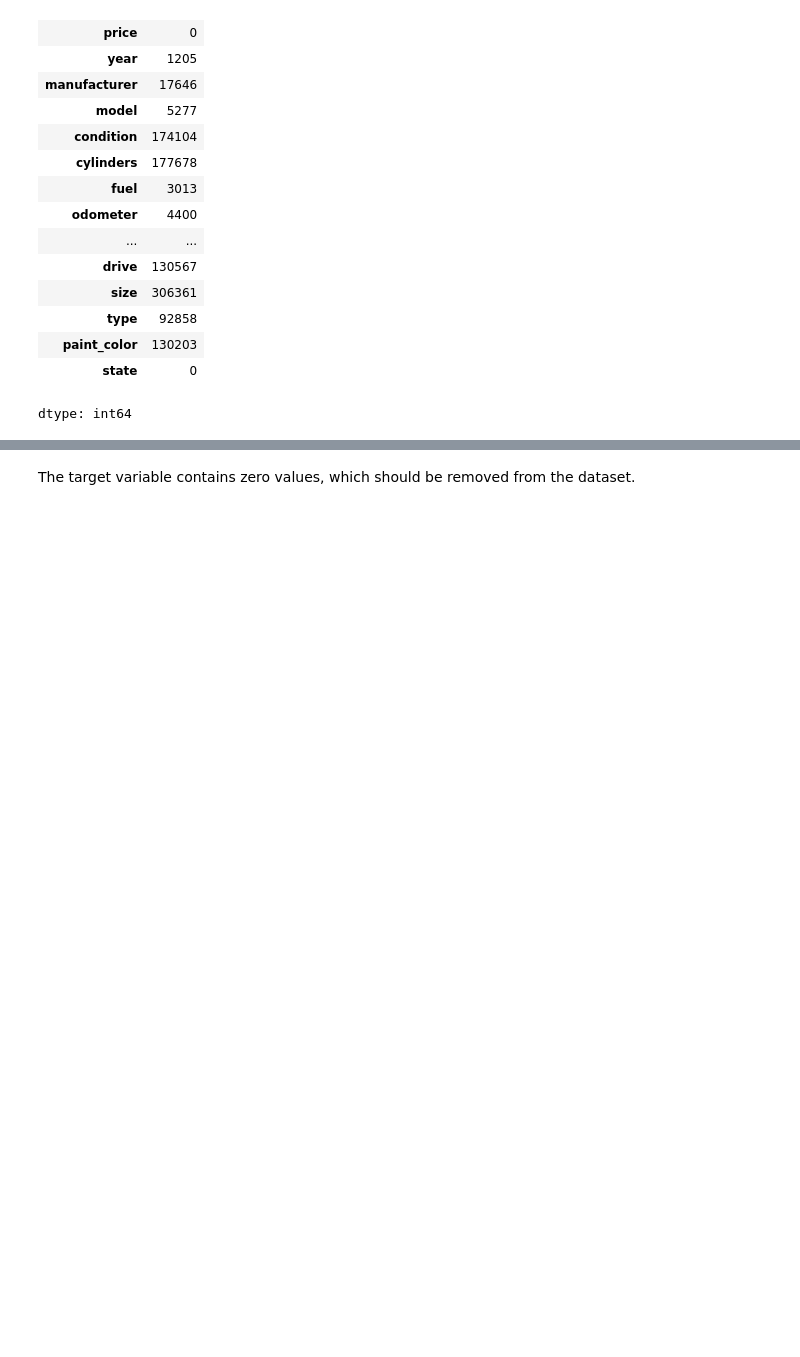
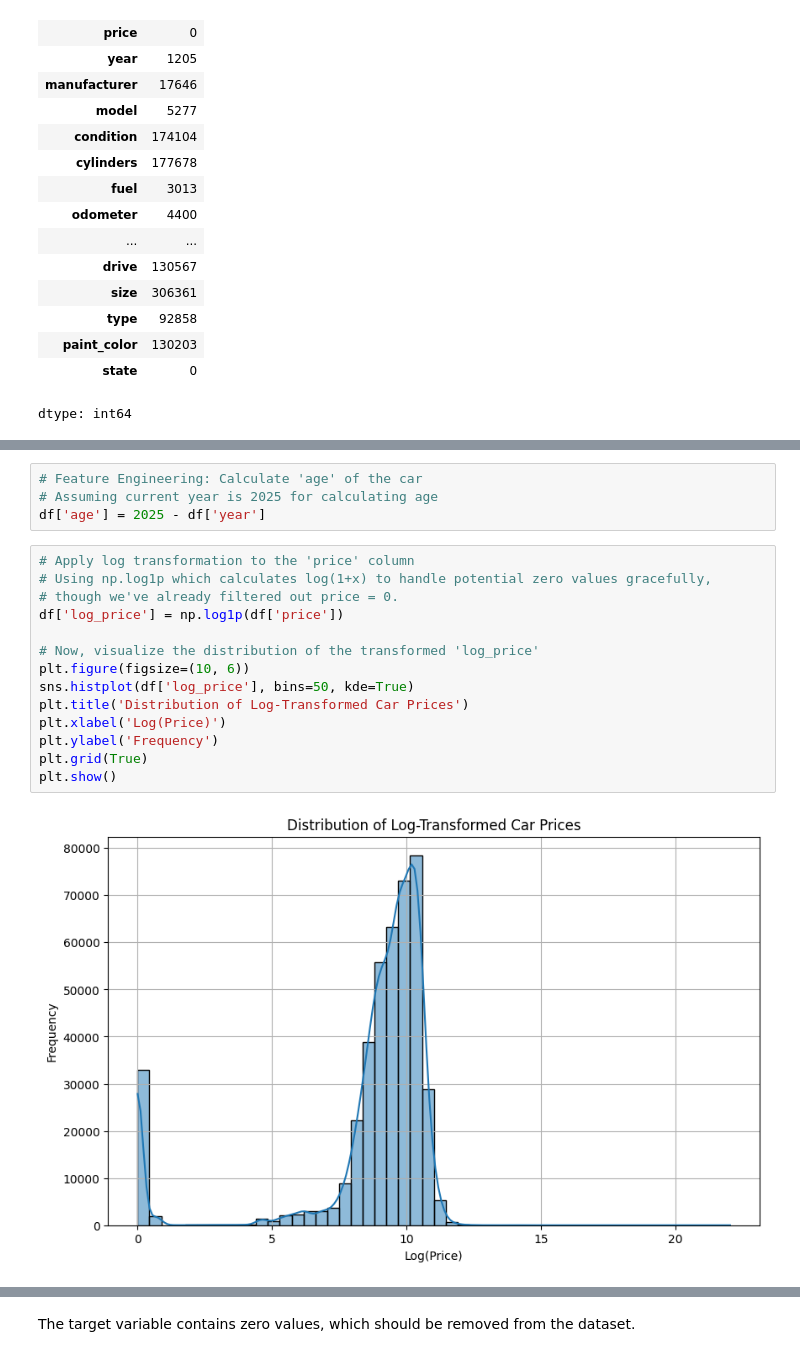
Before and after one commit to Ashish4132/priceofacar, a Jupyter notebook: prompt_II.ipynb, the cells around one changed output, grey strips where cells are left out. Drawn from its saved outputs; the diff is of its cells as text; blank space fills up the shorter version.

```diff
--- a/prompt_II.ipynb
+++ b/prompt_II.ipynb
@@ -206,0 +167,20 @@ plt.show()
+# %%
+# Feature Engineering: Calculate 'age' of the car
+# Assuming current year is 2025 for calculating age
+df['age'] = 2025 - df['year']
+# %%
+# Apply log transformation to the 'price' column
+# Using np.log1p which calculates log(1+x) to handle potential zero values gracefully,
+# though we've already filtered out price = 0.
+df['log_price'] = np.log1p(df['price'])
+
+# Now, visualize the distribution of the transformed 'log_price'
+plt.figure(figsize=(10, 6))
+sns.histplot(df['log_price'], bins=50, kde=True)
+plt.title('Distribution of Log-Transformed Car Prices')
+plt.xlabel('Log(Price)')
+plt.ylabel('Frequency')
+plt.grid(True)
+plt.show()
+# %% [output]
+[figure, added]
```
Also changed, not shown: parts of 24 cells of this notebook.
